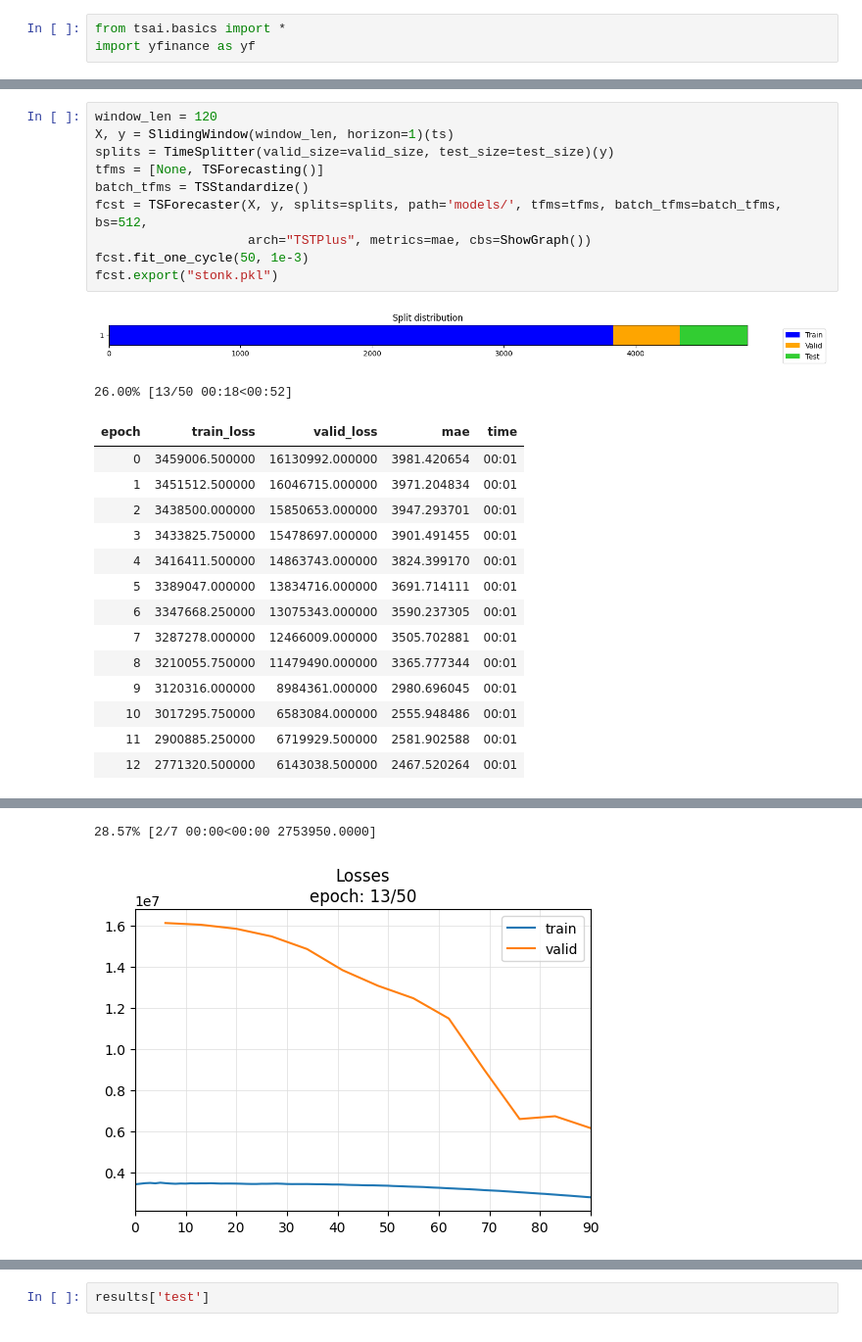
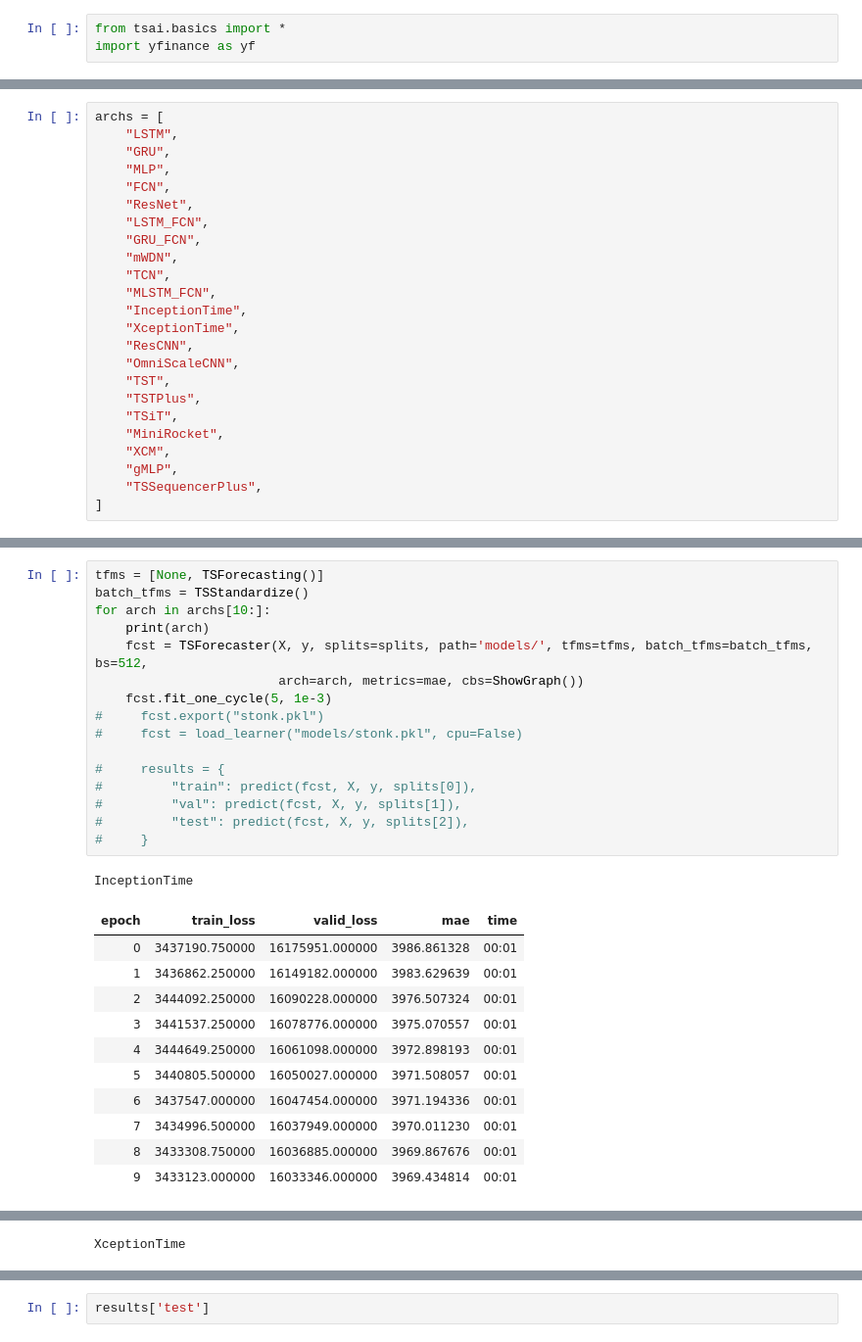
Before and after one commit to gri11/stonk, a Jupyter notebook: playground/tsai.ipynb, the cells around one changed output, grey strips where cells are left out. Shown: that part at 98% size. Saved outputs shown, nothing was run; the diff lists cells and outputs as text.

Commit message:
Kaggle Notebook | stonk - tsai | Version 1

```diff
--- a/playground/tsai.ipynb
+++ b/playground/tsai.ipynb
@@ -72,0 +100,24 @@ ts = gspc_data['Close'].values
+# %%
+archs = [
+    "LSTM",
+    "GRU",
+    "MLP",
+    "FCN",
+    "ResNet",
+    "LSTM_FCN",
+    "GRU_FCN",
+    "mWDN",
+    "TCN",
+    "MLSTM_FCN",
+    "InceptionTime",
+    "XceptionTime",
+    "ResCNN",
+    "OmniScaleCNN",
+    "TST",
+    "TSTPlus",
+    "TSiT",
+    "MiniRocket",
+    "XCM",
+    "gMLP",
+    "TSSequencerPlus",
+]
@@ -73,27 +214,29 @@ ts = gspc_data['Close'].values
 # %%
-window_len = 120
-X, y = SlidingWindow(window_len, horizon=1)(ts)
-splits = TimeSplitter(valid_size=valid_size, test_size=test_size)(y)
 tfms = [None, TSForecasting()]
 batch_tfms = TSStandardize()
-fcst = TSForecaster(X, y, splits=splits, path='models/', tfms=tfms, batch_tfms=batch_tfms, bs=512,
-                    arch="TSTPlus", metrics=mae, cbs=ShowGraph())
-fcst.fit_one_cycle(50, 1e-3)
-fcst.export("stonk.pkl")
+for arch in archs[10:]:
+    print(arch)
+    fcst = TSForecaster(X, y, splits=splits, path='models/', tfms=tfms, batch_tfms=batch_tfms, bs=512,
+                        arch=arch, metrics=mae, cbs=ShowGraph())
+    fcst.fit_one_cycle(5, 1e-3)
+#     fcst.export("stonk.pkl")
+#     fcst = load_learner("models/stonk.pkl", cpu=False)
+
+#     results = {
+#         "train": predict(fcst, X, y, splits[0]),
+#         "val": predict(fcst, X, y, splits[1]),
+#         "test": predict(fcst, X, y, splits[2]),
+#     }
 # %% [output]
-[figure, old version]
-26.00% [13/50 00:18<00:52]
+InceptionTime
 | epoch | train_loss | valid_loss | mae | time |
-| 0 | 3459006.500000 | 16130992.000000 | 3981.420654 | 00:01 |
-| 1 | 3451512.500000 | 16046715.000000 | 3971.204834 | 00:01 |
-| 2 | 3438500.000000 | 15850653.000000 | 3947.293701 | 00:01 |
-| 3 | 3433825.750000 | 15478697.000000 | 3901.491455 | 00:01 |
-| 4 | 3416411.500000 | 14863743.000000 | 3824.399170 | 00:01 |
-| 5 | 3389047.000000 | 13834716.000000 | 3691.714111 | 00:01 |
-| 6 | 3347668.250000 | 13075343.000000 | 3590.237305 | 00:01 |
-| 7 | 3287278.000000 | 12466009.000000 | 3505.702881 | 00:01 |
-| 8 | 3210055.750000 | 11479490.000000 | 3365.777344 | 00:01 |
-| 9 | 3120316.000000 | 8984361.000000 | 2980.696045 | 00:01 |
-| 10 | 3017295.750000 | 6583084.000000 | 2555.948486 | 00:01 |
-| 11 | 2900885.250000 | 6719929.500000 | 2581.902588 | 00:01 |
-| 12 | 2771320.500000 | 6143038.500000 | 2467.520264 | 00:01 |
+| 0 | 3437190.750000 | 16175951.000000 | 3986.861328 | 00:01 |
+| 1 | 3436862.250000 | 16149182.000000 | 3983.629639 | 00:01 |
+| 2 | 3444092.250000 | 16090228.000000 | 3976.507324 | 00:01 |
+| 3 | 3441537.250000 | 16078776.000000 | 3975.070557 | 00:01 |
+| 4 | 3444649.250000 | 16061098.000000 | 3972.898193 | 00:01 |
+| 5 | 3440805.500000 | 16050027.000000 | 3971.508057 | 00:01 |
+| 6 | 3437547.000000 | 16047454.000000 | 3971.194336 | 00:01 |
+| 7 | 3434996.500000 | 16037949.000000 | 3970.011230 | 00:01 |
+| 8 | 3433308.750000 | 16036885.000000 | 3969.867676 | 00:01 |
+| 9 | 3433123.000000 | 16033346.000000 | 3969.434814 | 00:01 |
@@ -100,2 +245 @@ fcst.export("stonk.pkl")
-28.57% [2/7 00:00<00:00 2753950.0000]
+XceptionTime
-[figure, old version]
```
Also changed, not shown: parts of 11 cells of this notebook.
